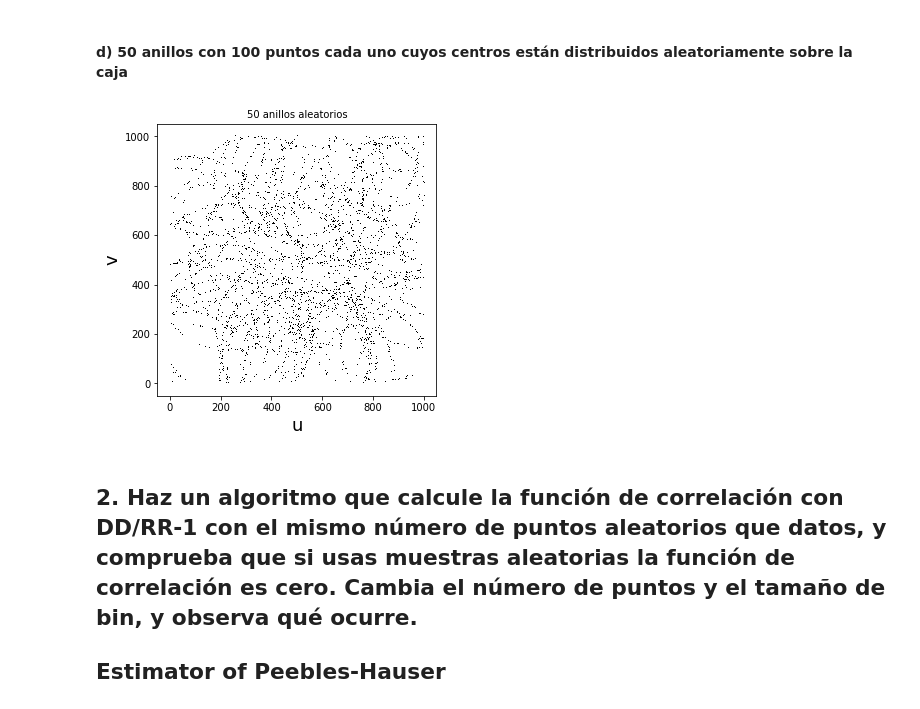
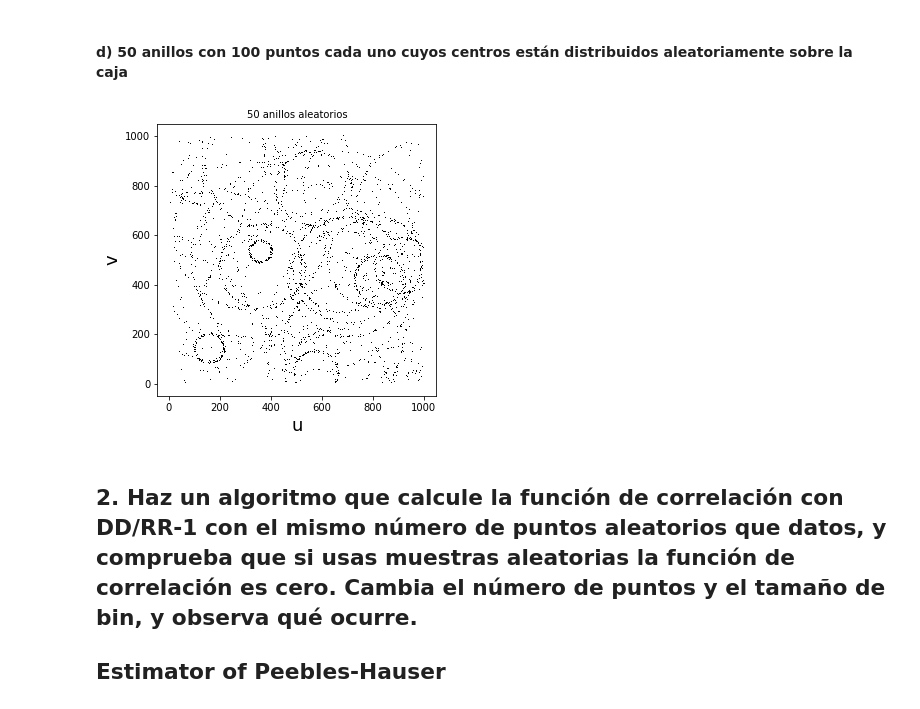
Before and after one commit to CosmoStats/cosmostats2018-Oscar2401, a Jupyter notebook: 2daParte/Ejercicio2/parte_1_2.ipynb, the cells around one changed output. Cells and saved outputs as stored; diff of their text form; code cells hidden in the pictures.

```diff
--- a/2daParte/Ejercicio2/parte_1_2.ipynb
+++ b/2daParte/Ejercicio2/parte_1_2.ipynb
@@ -104,11 +104,14 @@ plt.show()
 #### d) 50 anillos con 100 puntos cada uno cuyos centros están distribuidos aleatoriamente sobre la caja
 # %%
 # d) 50 anillos con 100 puntos aleatorios cada uno cuyos centros están distribuidos aleatoriamente sobre la caja
-def anillos_randoms_2(num_anillos, rad_in,rad_ext, puntos, tam_caja):
+def anillos_randoms_2(num_anillos, puntos, tam_caja):
 
+    D_5 = []
     D_5 = open('Tabla_Datos_anillos_aleatorios2.dat',"w")  #abrimos un scrip para manejar los datos.
 
     for i in range(num_anillos):
+        rad_in = random.randrange(0,tam_caja,1)
+        rad_ext = 10 + rad_in
         r_x0 = random.randrange(0,tam_caja,1) # coordenada x donde se ubicará el anillo
         r_y0 = random.randrange(0,tam_caja,1) # coordenada y donde se ubicará el anillo
 
@@ -123,15 +126,15 @@ def anillos_randoms_2(num_anillos, rad_in,rad_ext, puntos, tam_caja):
 
     return np.loadtxt('Tabla_Datos_anillos_aleatorios2.dat')
 # %%
-Dt_5 = anillos_randoms_2(50,290,300,100,1000)
+Dt_5 = anillos_randoms_2(50,100,1000)
 plt.figure(figsize=(5,5))
 plt.title('50 anillos aleatorios',fontsize=10)
 plt.plot(Dt_5[:,0],Dt_5[:,1],'k,')
 plt.xlabel('u',fontsize=18)
 plt.ylabel('v',fontsize=18)
 plt.show()
 # %% [output]
-[figure, old version]
+[figure, new version]
 # %% [markdown]
 ## 2. Haz un algoritmo que calcule la función de correlación con DD/RR-1 con el mismo número de puntos aleatorios que datos, y comprueba que si usas muestras aleatorias la función de correlación es cero. Cambia el número de puntos y el tamaño de bin, y observa qué ocurre.
 
```
Also changed, not shown: parts of 17 cells of this notebook, 7 other files.
